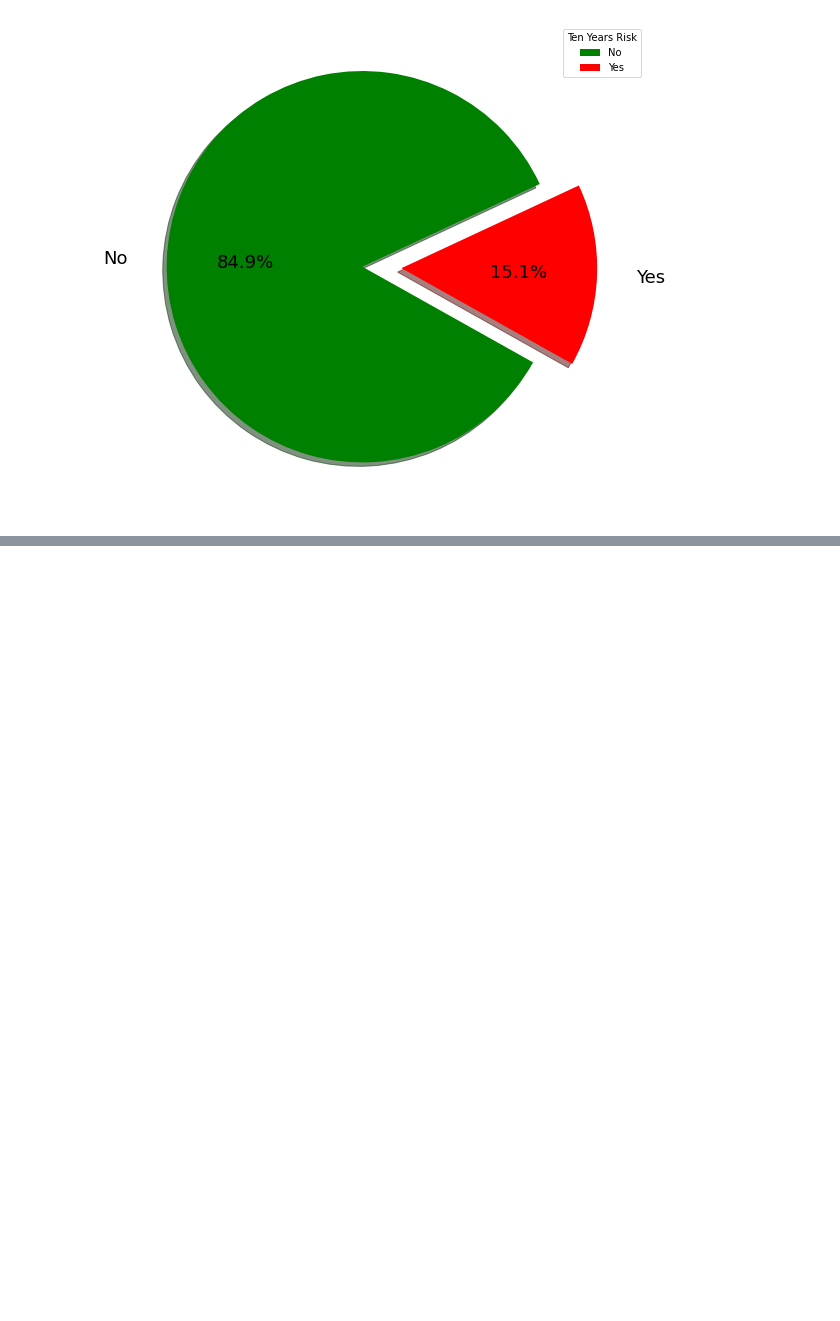
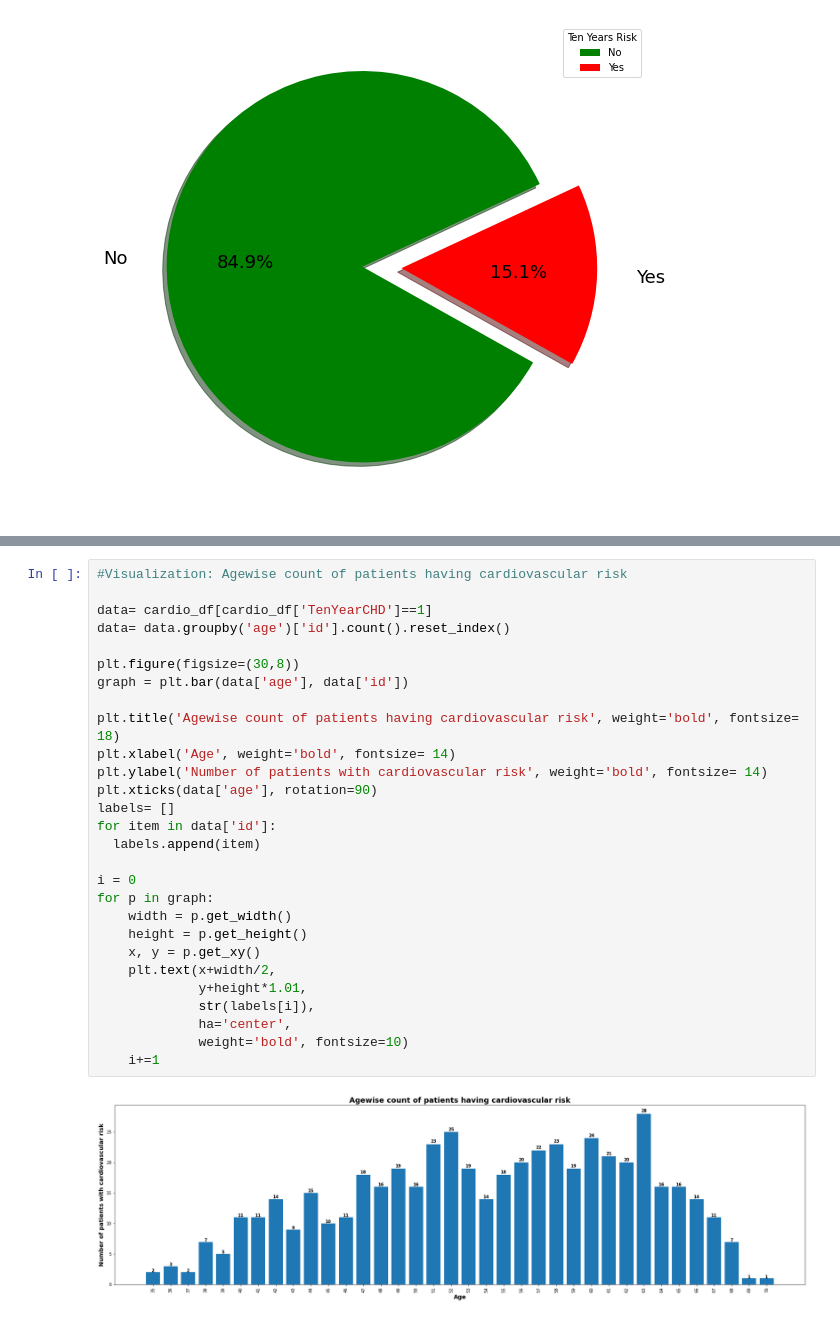
Before and after one commit to shetehm/Cardiovascular-Risk-Prediction, a Jupyter notebook: Individual_Colab_Cardiovascular_Risk_Prediction.ipynb, the cells around one changed output, grey strips where cells are left out. Drawn from its saved outputs; the diff is of its cells as text; blank space fills up the shorter version.

```diff
--- a/Individual_Colab_Cardiovascular_Risk_Prediction.ipynb
+++ b/Individual_Colab_Cardiovascular_Risk_Prediction.ipynb
@@ -265,0 +280,30 @@ plt.show()
+# %%
+#Visualization: Agewise count of patients having cardiovascular risk
+
+data= cardio_df[cardio_df['TenYearCHD']==1]
+data= data.groupby('age')['id'].count().reset_index()
+
+plt.figure(figsize=(30,8))
+graph = plt.bar(data['age'], data['id'])
+
+plt.title('Agewise count of patients having cardiovascular risk', weight='bold', fontsize= 18)
+plt.xlabel('Age', weight='bold', fontsize= 14)
+plt.ylabel('Number of patients with cardiovascular risk', weight='bold', fontsize= 14)
+plt.xticks(data['age'], rotation=90)
+labels= []
+for item in data['id']:
+  labels.append(item)
+
+i = 0
+for p in graph:
+    width = p.get_width()
+    height = p.get_height()
+    x, y = p.get_xy()
+    plt.text(x+width/2,
+             y+height*1.01,
+             str(labels[i]),
+             ha='center',
+             weight='bold', fontsize=10)
+    i+=1
+# %% [output]
+[figure, added]
```
Also changed, not shown: parts of 77 cells of this notebook.
